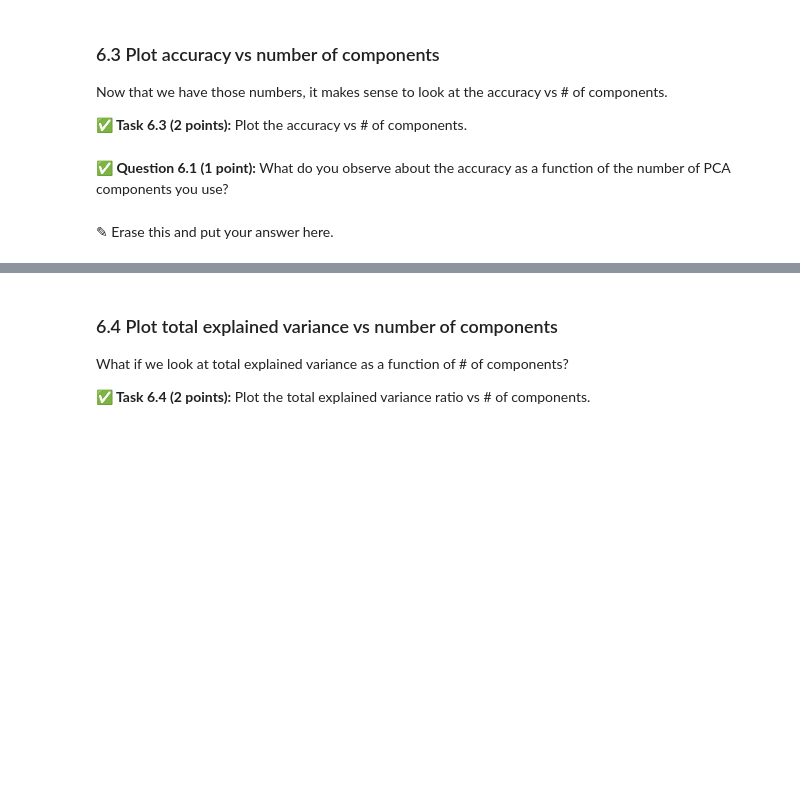
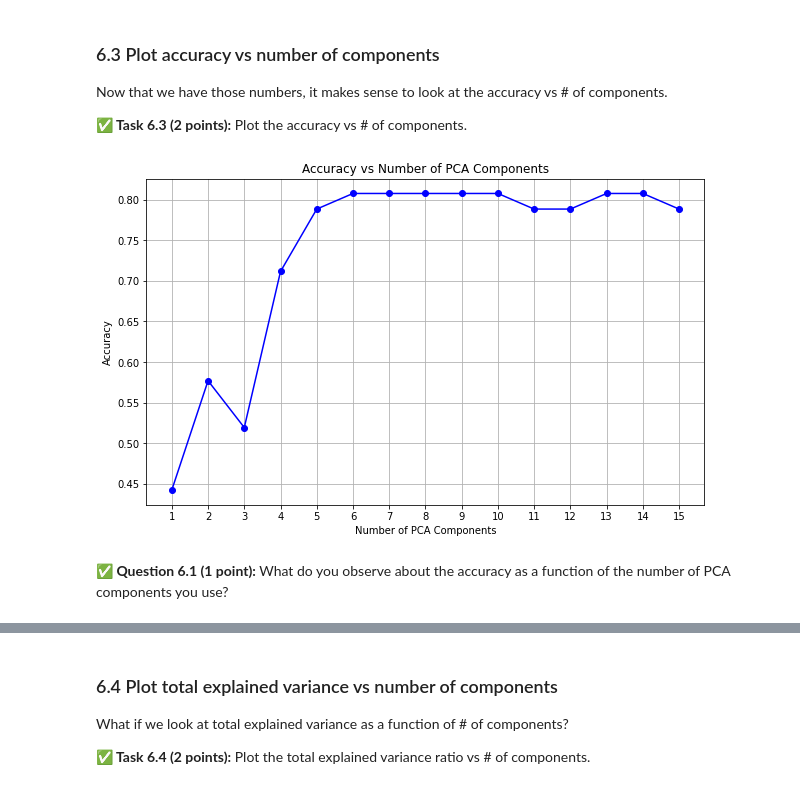
Before and after one commit to Sleepah/CMSE202-f23-turnin, a Jupyter notebook: hw-04/HW-04_PerceptronSVMandPCA-STUDENT.ipynb, the cells around one changed output, grey strips where cells are left out. Cells and saved outputs as stored; diff of their text form; code cells hidden in the pictures; blank space fills up the shorter version.

```diff
--- a/hw-04/HW-04_PerceptronSVMandPCA-STUDENT.ipynb
+++ b/hw-04/HW-04_PerceptronSVMandPCA-STUDENT.ipynb
@@ -565,4 +609,20 @@ Now that we have those numbers, it makes sense to look at the accuracy vs # of c
+# %%
+n_components_list = list(range(1, 16))
+accuracies = [0.4423076923076923, 0.5769230769230769, 0.5192307692307693,
+              0.7115384615384616, 0.7884615384615384, 0.8076923076923077,
+              0.8076923076923077, 0.8076923076923077, 0.8076923076923077,
+              0.8076923076923077, 0.7884615384615384, 0.7884615384615384,
+              0.8076923076923077, 0.8076923076923077, 0.7884615384615384]
+
+plt.figure(figsize=(10, 6))
+plt.plot(n_components_list, accuracies, marker='o', linestyle='-', color='b')
+plt.title('Accuracy vs Number of PCA Components')
+plt.xlabel('Number of PCA Components')
+plt.ylabel('Accuracy')
+plt.xticks(n_components_list)
+plt.grid(True)
+plt.show()
+# %% [output]
+[figure, added]
 # %% [markdown]
 **&#9989; Question 6.1 (1 point):** What do you observe about the accuracy as a function of the number of PCA components you use?
-# %% [markdown]
-<font size=+3>&#9998;</font> Erase this and put your answer here.
```
Also changed, not shown: parts of 10 cells of this notebook.
